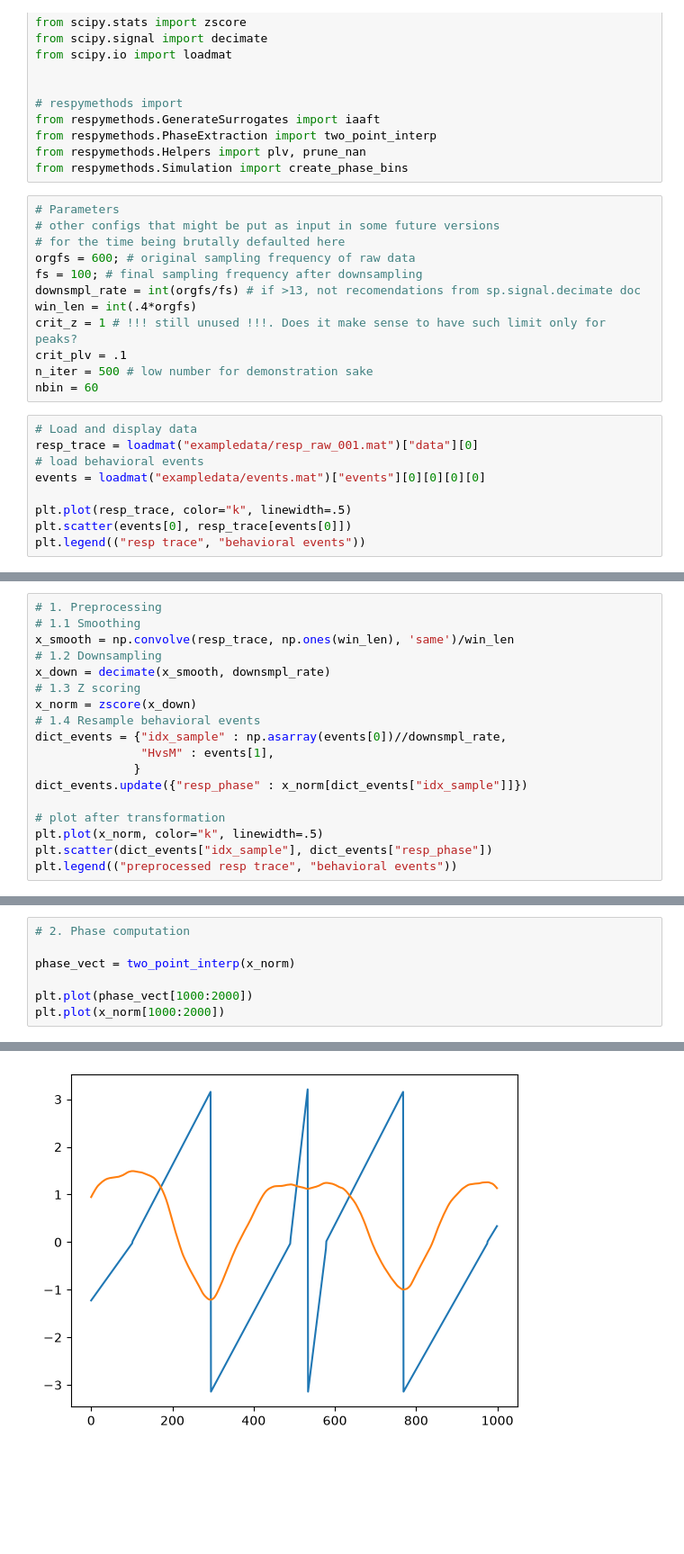
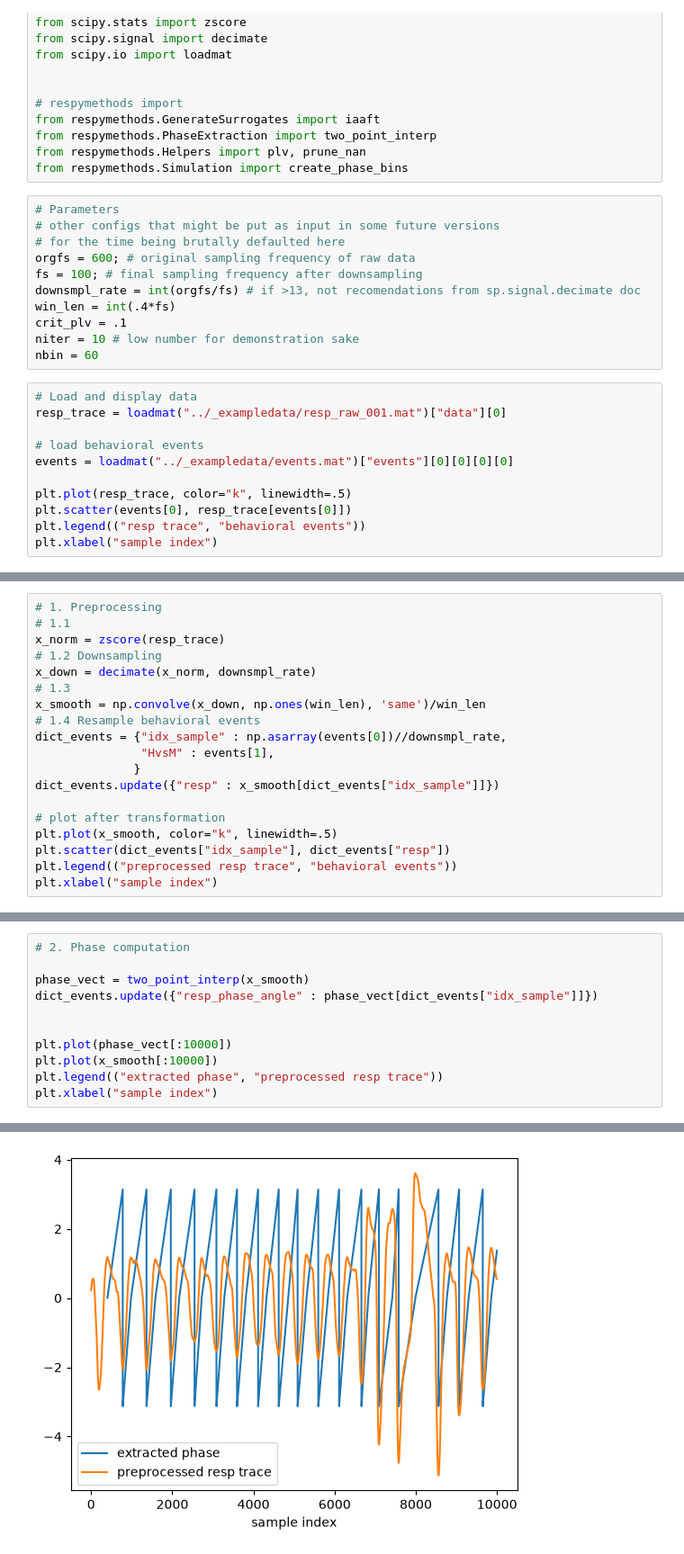
Before and after one commit to teresaberther/respmethods, a Jupyter notebook: python/Tutorial_Preprocessing.ipynb, the cells around one changed output, grey strips where cells are left out. Shown at 90% size. Saved outputs shown, nothing was run; the diff lists cells and outputs as text; blank space fills up the shorter version.

```diff
--- a/python/Tutorial_Preprocessing.ipynb
+++ b/python/Tutorial_Preprocessing.ipynb
@@ -22,18 +26,19 @@ from respymethods.Simulation import create_phase_bins
 orgfs = 600; # original sampling frequency of raw data
 fs = 100; # final sampling frequency after downsampling
 downsmpl_rate = int(orgfs/fs) # if >13, not recomendations from sp.signal.decimate doc
-win_len = int(.4*orgfs)
-crit_z = 1 # !!! still unused !!!. Does it make sense to have such limit only for peaks?
+win_len = int(.4*fs)
 crit_plv = .1
-n_iter = 500 # low number for demonstration sake
+niter = 10 # low number for demonstration sake
 nbin = 60
 # %%
 # Load and display data
-resp_trace = loadmat("exampledata/resp_raw_001.mat")["data"][0]
+resp_trace = loadmat("../_exampledata/resp_raw_001.mat")["data"][0]
+
 # load behavioral events
-events = loadmat("exampledata/events.mat")["events"][0][0][0][0]
+events = loadmat("../_exampledata/events.mat")["events"][0][0][0][0]
 
 plt.plot(resp_trace, color="k", linewidth=.5)
 plt.scatter(events[0], resp_trace[events[0]])
 plt.legend(("resp trace", "behavioral events"))
+plt.xlabel("sample index")
 # %% [output]
@@ -42,19 +47,20 @@ plt.legend(("resp trace", "behavioral events"))
 # %%
 # 1. Preprocessing
-# 1.1 Smoothing
-x_smooth = np.convolve(resp_trace, np.ones(win_len), 'same')/win_len
+# 1.1
+x_norm = zscore(resp_trace)
 # 1.2 Downsampling
-x_down = decimate(x_smooth, downsmpl_rate)
-# 1.3 Z scoring
-x_norm = zscore(x_down)
+x_down = decimate(x_norm, downsmpl_rate)
+# 1.3
+x_smooth = np.convolve(x_down, np.ones(win_len), 'same')/win_len
 # 1.4 Resample behavioral events
 dict_events = {"idx_sample" : np.asarray(events[0])//downsmpl_rate,
                "HvsM" : events[1],
               }
-dict_events.update({"resp_phase" : x_norm[dict_events["idx_sample"]]})
+dict_events.update({"resp" : x_smooth[dict_events["idx_sample"]]})
 
 # plot after transformation
-plt.plot(x_norm, color="k", linewidth=.5)
-plt.scatter(dict_events["idx_sample"], dict_events["resp_phase"])
+plt.plot(x_smooth, color="k", linewidth=.5)
+plt.scatter(dict_events["idx_sample"], dict_events["resp"])
 plt.legend(("preprocessed resp trace", "behavioral events"))
+plt.xlabel("sample index")
 # %% [output]
@@ -63,8 +69,12 @@ plt.legend(("preprocessed resp trace", "behavioral events"))
 # %%
 # 2. Phase computation
 
-phase_vect = two_point_interp(x_norm)
+phase_vect = two_point_interp(x_smooth)
+dict_events.update({"resp_phase_angle" : phase_vect[dict_events["idx_sample"]]})
 
-plt.plot(phase_vect[1000:2000])
-plt.plot(x_norm[1000:2000])
+
+plt.plot(phase_vect[:10000])
+plt.plot(x_smooth[:10000])
+plt.legend(("extracted phase", "preprocessed resp trace"))
+plt.xlabel("sample index")
 # %% [output]
@@ -72,4 +82,4 @@ plt.plot(x_norm[1000:2000])
-[figure, old version]
+[figure, new version]
 # %%
 # 3. Generate surrogates
 # Time consuming step, please consider parallelizing this.
```
Also changed, not shown: parts of 7 cells of this notebook, 2 other files.
